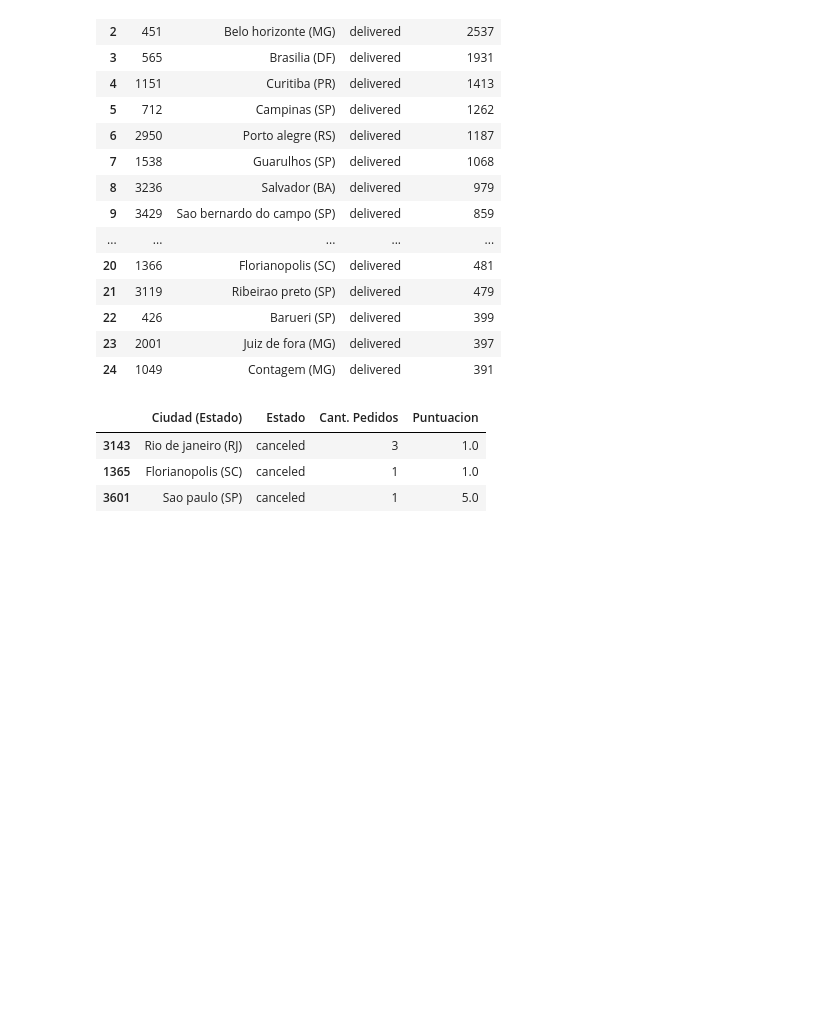
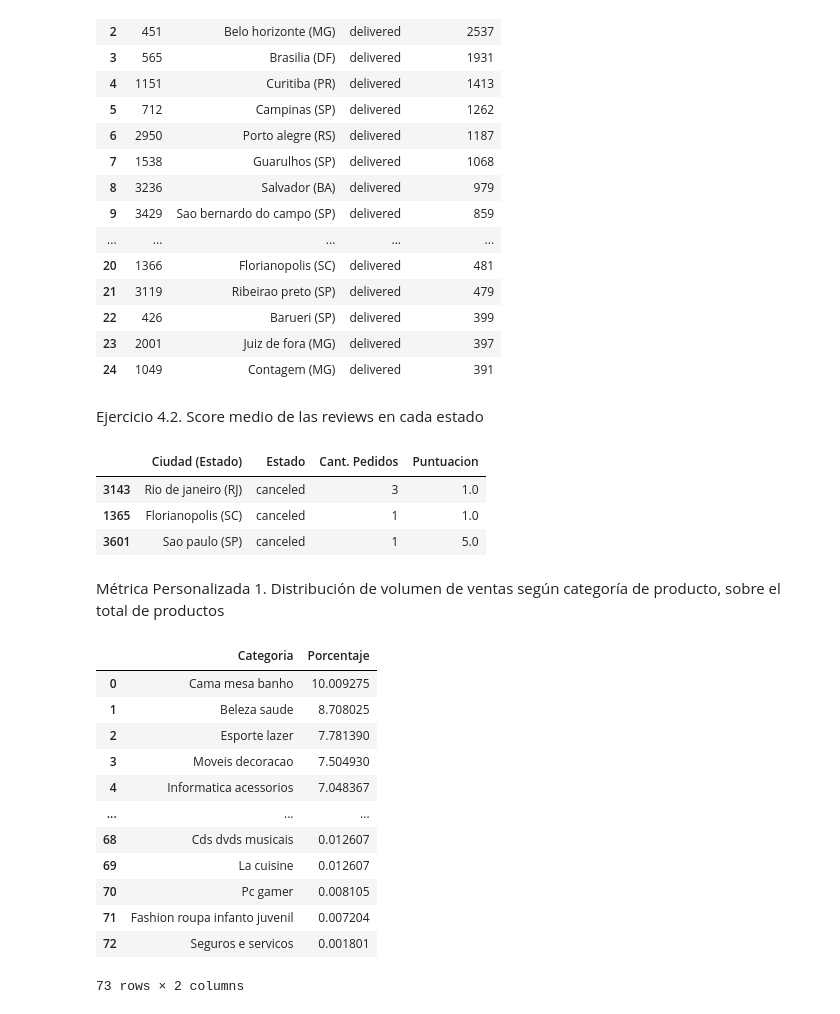
Before and after one commit to agonzalezpalencia/data-project, a Jupyter notebook: app/jupyter/notebook_abel.ipynb, the cells around one changed output. Saved outputs shown, nothing was run; the diff lists cells and outputs as text; code cells hidden in the pictures; blank space fills up the shorter version.

```diff
--- a/app/jupyter/notebook_abel.ipynb
+++ b/app/jupyter/notebook_abel.ipynb
@@ -172,6 +172,8 @@ df_reviews_state_customer[df_reviews_state_customer['Estado'] == 'delivered'].re
 | 22 | 426 | Barueri (SP) | delivered | 399 |
 | 23 | 2001 | Juiz de fora (MG) | delivered | 397 |
 | 24 | 1049 | Contagem (MG) | delivered | 391 |
+# %% [markdown]
+Ejercicio 4.2. Score medio de las reviews en cada estado
 # %%
 raw_df_reviews_state_customer_orders = raw_df_reviews_state_customer.groupby(['state_city', 'order_status']).size().to_frame()
 raw_df_reviews_state_customer_ratings_mean = raw_df_reviews_state_customer.groupby(['state_city', 'order_status'])['review_score'].mean().to_frame()
@@ -185,3 +187,31 @@ df_reviews_state_customer_ratings_orders[df_reviews_state_customer_ratings_order
 | 3143 | Rio de janeiro (RJ) | canceled | 3 | 1.0 |
 | 1365 | Florianopolis (SC) | canceled | 1 | 1.0 |
 | 3601 | Sao paulo (SP) | canceled | 1 | 5.0 |
+# %% [markdown]
+Métrica Personalizada 1. Distribución de volumen de ventas según categoría de producto, sobre el total de productos
+# %%
+raw_df_order_items_products = pd.merge(df_order_items_all, df_products_all, on='product_id')
+raw_df_order_items_products = raw_df_order_items_products[raw_df_order_items_products['product_category_name'].notna()]
+
+raw_df_order_items_products = raw_df_order_items_products.groupby('product_category_name').size().sort_values(ascending=False)
+
+raw_df_order_items_products = raw_df_order_items_products.to_frame().reset_index().rename(columns={ 'product_category_name' : 'Categoria', 0 : 'Porcentaje'})
+
+raw_df_order_items_products['Categoria'] = raw_df_order_items_products['Categoria'].str.replace('_', ' ').str.capitalize()
+raw_df_order_items_products['Porcentaje'] = (raw_df_order_items_products['Porcentaje'] / raw_df_order_items_products['Porcentaje'].sum()) * 100
+
+raw_df_order_items_products
+# %% [output]
+|  | Categoria | Porcentaje |
+| 0 | Cama mesa banho | 10.009275 |
+| 1 | Beleza saude | 8.708025 |
+| 2 | Esporte lazer | 7.781390 |
+| 3 | Moveis decoracao | 7.504930 |
+| 4 | Informatica acessorios | 7.048367 |
+| ... | ... | ... |
+| 68 | Cds dvds musicais | 0.012607 |
+| 69 | La cuisine | 0.012607 |
+| 70 | Pc gamer | 0.008105 |
+| 71 | Fashion roupa infanto juvenil | 0.007204 |
+| 72 | Seguros e servicos | 0.001801 |
+73 rows × 2 columns
```
Also changed, not shown: parts of 1 cell of this notebook, 7 other files.
